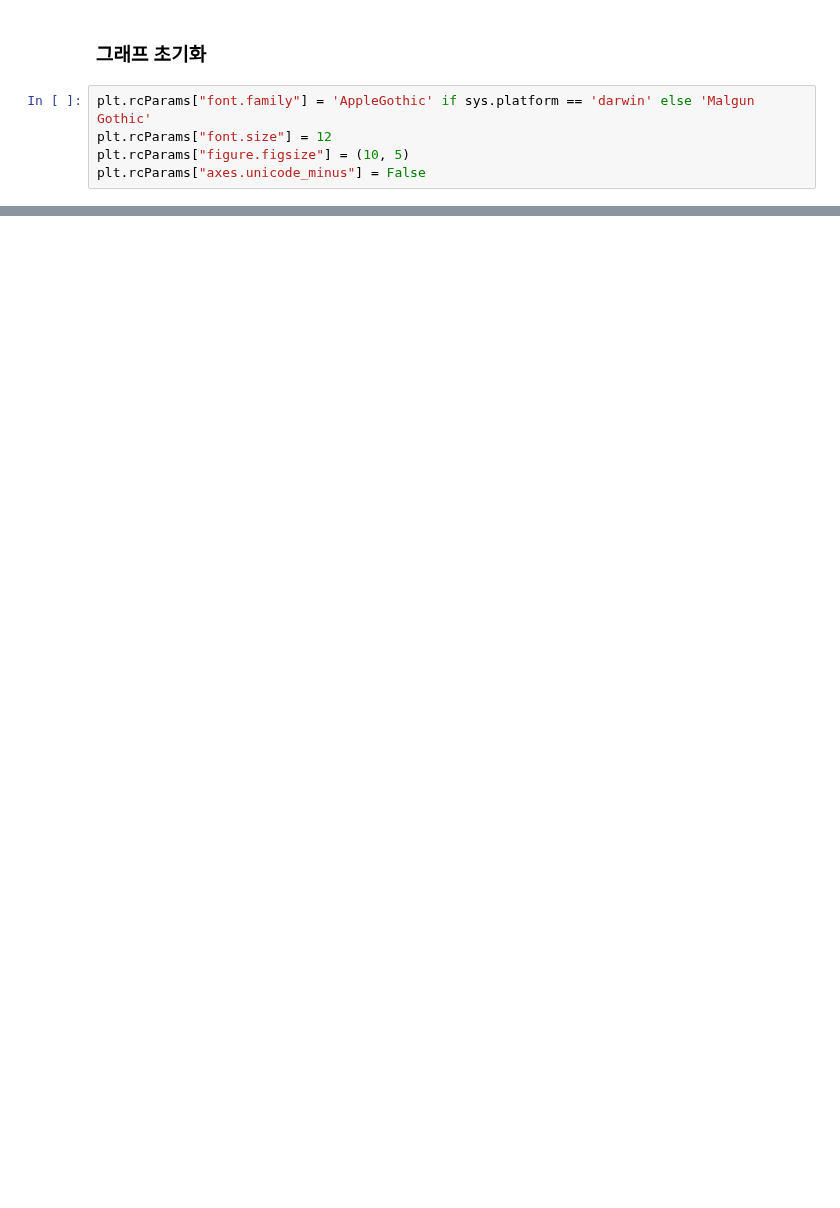
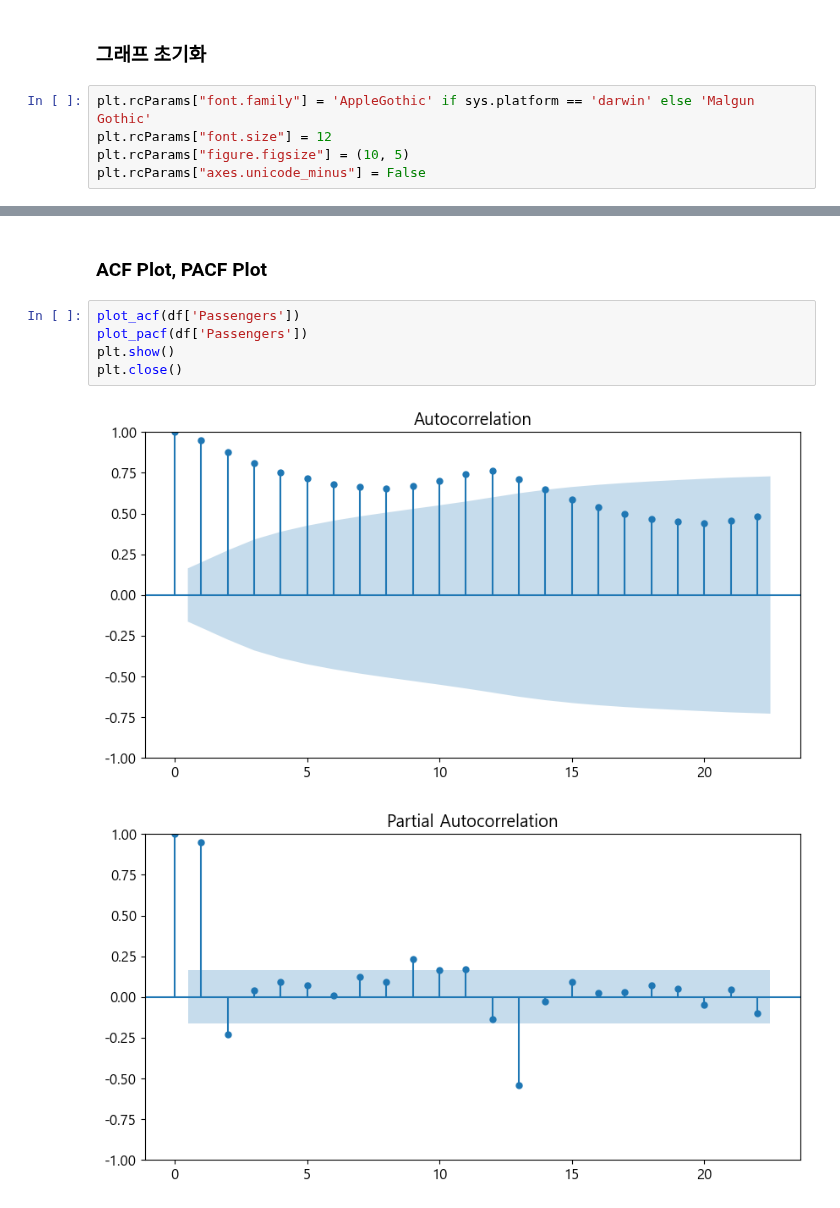
Before and after one commit to jaekim3220/jupyter, a Jupyter notebook: E. 확증적 데이터 분석(CDA)/06. 시계열 분석/03-시계열분석(정석).ipynb, the cells around one changed output, grey strips where cells are left out. Drawn from its saved outputs; the diff is of its cells as text; blank space fills up the shorter version.

```diff
--- a/E. 확증적 데이터 분석(CDA)/06. 시계열 분석/03-시계열분석(정석).ipynb
+++ b/E. 확증적 데이터 분석(CDA)/06. 시계열 분석/03-시계열분석(정석).ipynb
@@ -174,0 +163,10 @@ p-value가 0.05보다 작으므로 귀무가설을 기각하고 대립가설 채
+# %% [markdown]
+### ACF Plot, PACF Plot
+# %%
+plot_acf(df['Passengers'])
+plot_pacf(df['Passengers'])
+plt.show()
+plt.close()
+# %% [output]
+[figure, added]
+[figure, added]
```
Also changed, not shown: parts of 51 cells of this notebook, 4 other files.
